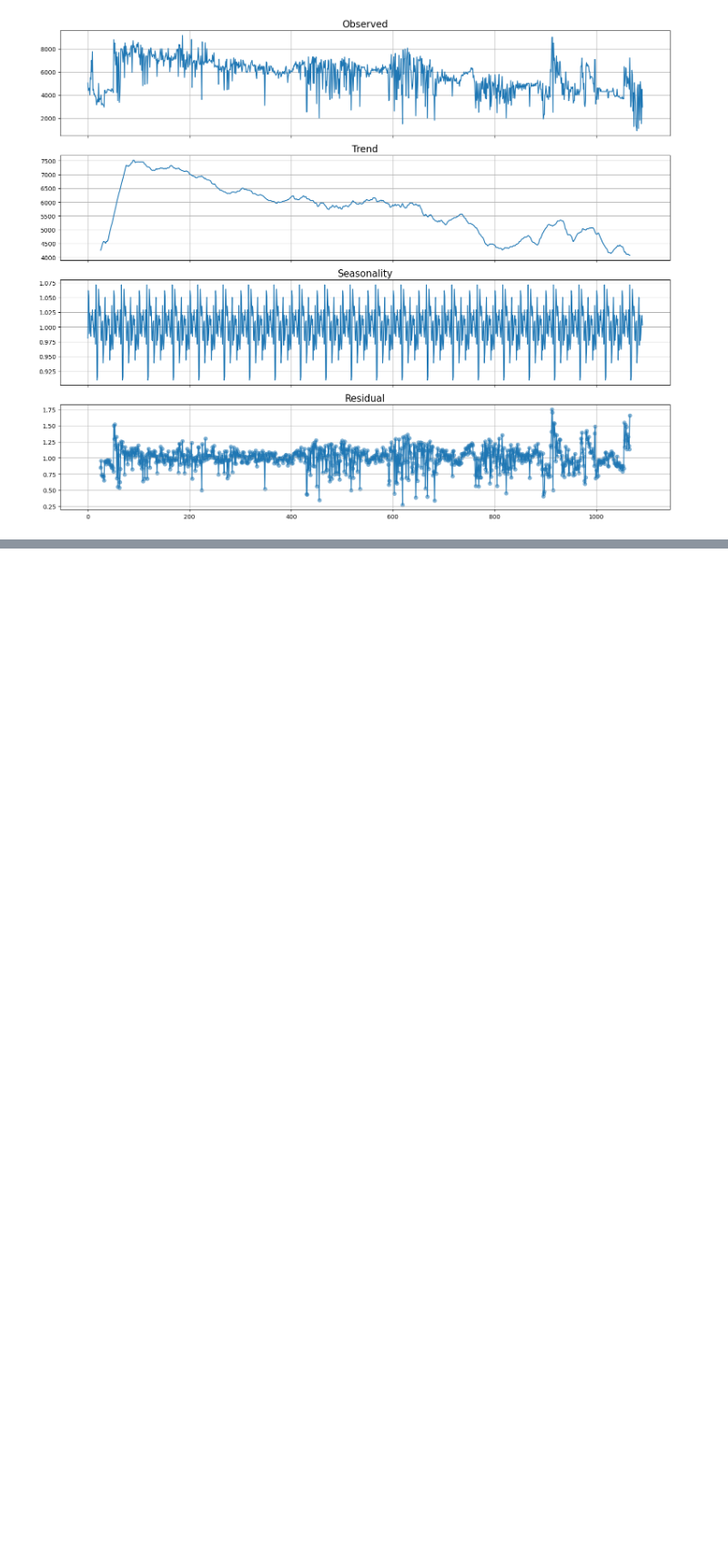
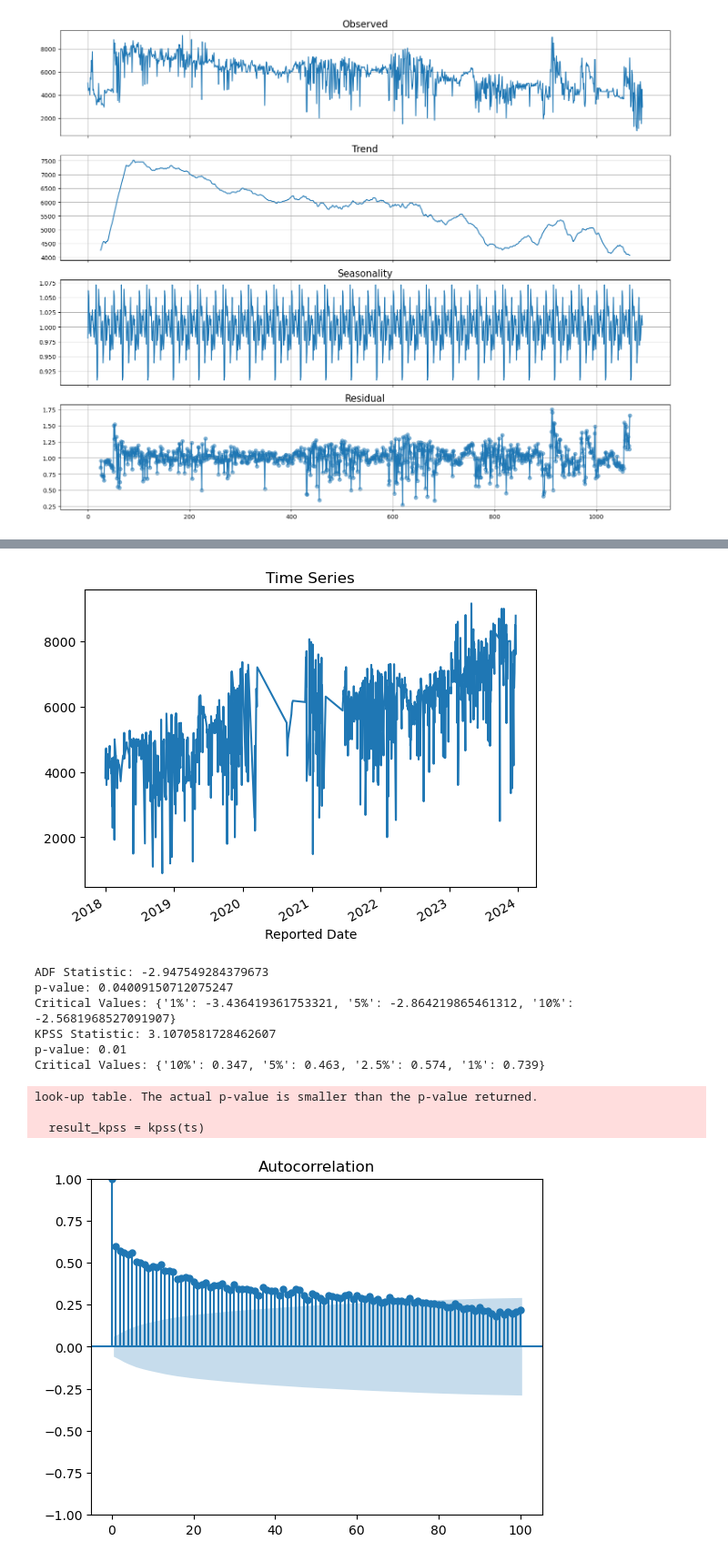
Before and after one commit to Abhinand-NTK/Agritech_Project, a Jupyter notebook: agritech_v2.ipynb, the cells around one changed output, grey strips where cells are left out. Shown at 91% size. Cells and saved outputs as stored; diff of their text form; code cells hidden in the pictures; blank space fills up the shorter version.

Commit message:
try to fit the data with arima

```diff
--- a/agritech_v2.ipynb
+++ b/agritech_v2.ipynb
@@ -305,0 +315,11 @@ plt.show()
+# %%
+# Assuming 'dataframe' is your DataFrame containing the data
+
+# Convert 'Reported Date' column to DateTime format if not already in DateTime format
+dataframe['Reported Date'] = pd.to_datetime(dataframe['Reported Date'])
+
+# Filter the DataFrame to include only the rows with the year 2021
+dataframe_2021 = dataframe[dataframe['Reported Date'].dt.year == 2020]
+
+# Now 'dataframe_2021' contains only the rows with the year 2021
+dataframe_2021.head(100)
@@ -305,0 +344,52 @@ plt.show()
+# %%
+import pandas as pd
+import numpy as np
+import matplotlib.pyplot as plt
+from statsmodels.tsa.stattools import adfuller, kpss
+from statsmodels.tsa.arima.model import ARIMA
+from sklearn.metrics import mean_squared_error
+
+# Load your time series data
+# Example: data = pd.read_csv('your_data.csv', index_col='Date', parse_dates=True)
+ts = dataframe.copy()
+
+ts.set_index('Reported Date', inplace=True)
+
+ts = ts['Modal Price (Rs./Quintal)']
+
+# Plotting the time series
+ts.plot(title='Time Series')
+plt.show()
+
+
+
+# ADF Test
+result_adf = adfuller(ts)
+print('ADF Statistic:', result_adf[0])
+print('p-value:', result_adf[1])
+print('Critical Values:', result_adf[4])
+
+# KPSS Test
+result_kpss = kpss(ts)
+print('KPSS Statistic:', result_kpss[0])
+print('p-value:', result_kpss[1])
+print('Critical Values:', result_kpss[3])
+
+# ACF and PACF plots
+from statsmodels.graphics.tsaplots import plot_acf, plot_pacf
+
+plot_acf(ts, lags=100)
+plot_pacf(ts, lags=100)
+plt.show()
+# %% [output]
+[figure, added]
+ADF Statistic: -2.947549284379673
+p-value: 0.04009150712075247
+Critical Values: {'1%': -3.436419361753321, '5%': -2.864219865461312, '10%': -2.5681968527091907}
+KPSS Statistic: 3.1070581728462607
+p-value: 0.01
+Critical Values: {'10%': 0.347, '5%': 0.463, '2.5%': 0.574, '1%': 0.739}
+look-up table. The actual p-value is smaller than the p-value returned.
+
+  result_kpss = kpss(ts)
+[figure, added]
```
Also changed, not shown: parts of 9 cells of this notebook.
